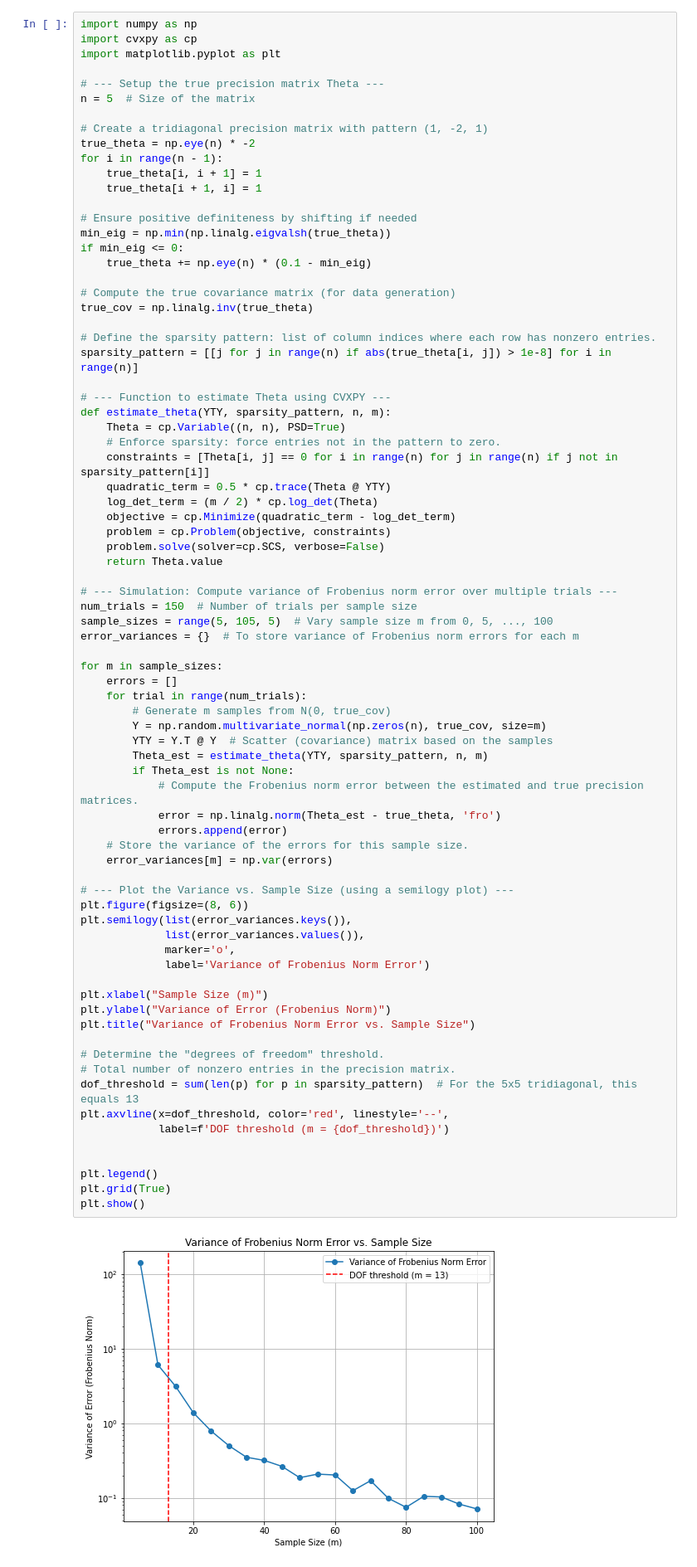
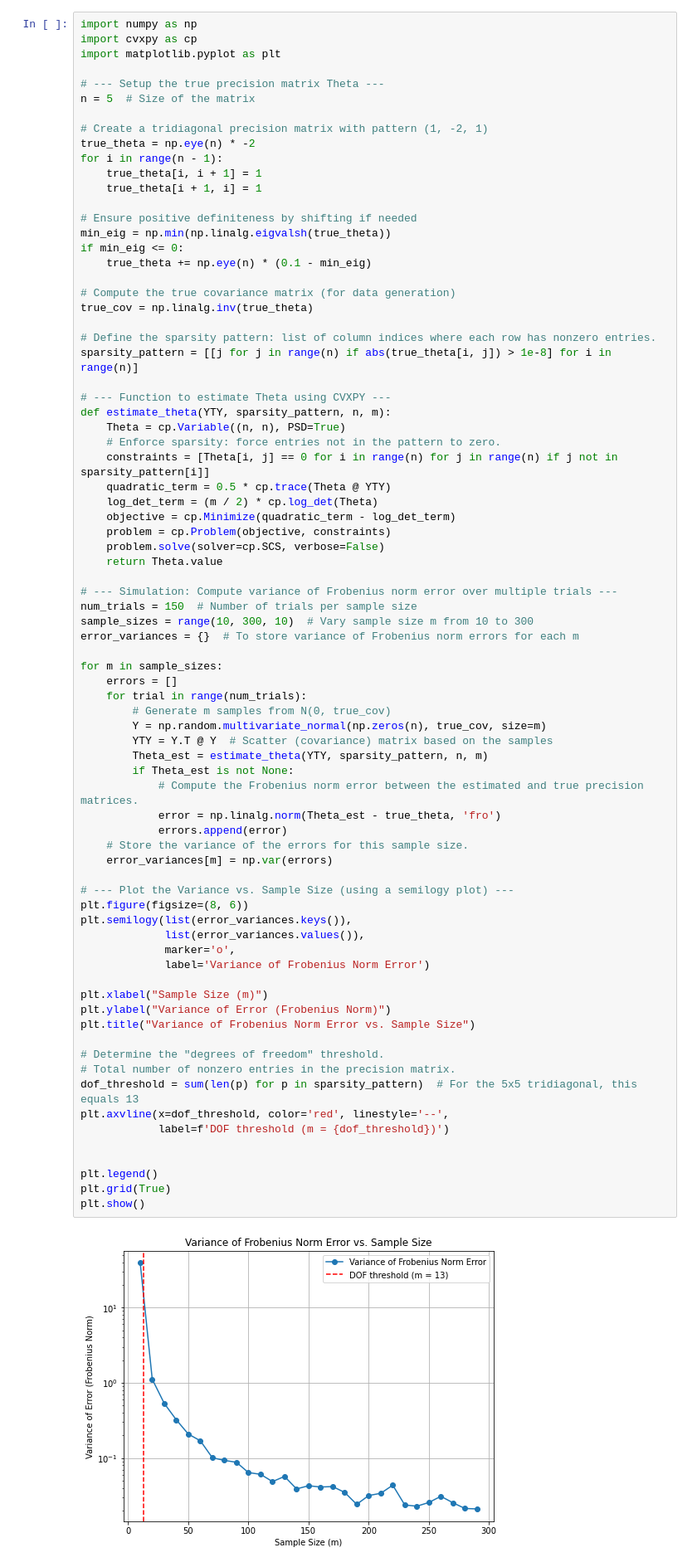
Before and after one commit to kingsleyyeon/PrecisionMatEst, a Jupyter notebook: scalinglimits.ipynb, the cells around one changed output. Shown: that part at 83% size. Saved outputs shown, nothing was run; the diff lists cells and outputs as text.

```diff
--- a/scalinglimits.ipynb
+++ b/scalinglimits.ipynb
@@ -178,7 +178,7 @@ def estimate_theta(YTY, sparsity_pattern, n, m):
 
 # --- Simulation: Compute variance of Frobenius norm error over multiple trials ---
 num_trials = 150  # Number of trials per sample size
-sample_sizes = range(5, 105, 5)  # Vary sample size m from 0, 5, ..., 100
+sample_sizes = range(10, 300, 10)  # Vary sample size m from 10 to 300
 error_variances = {}  # To store variance of Frobenius norm errors for each m
 
 for m in sample_sizes:
@@ -190,34 +190,34 @@ for m in sample_sizes:
         Theta_est = estimate_theta(YTY, sparsity_pattern, n, m)
         if Theta_est is not None:
             # Compute the Frobenius norm error between the estimated and true precision matrices.
             error = np.linalg.norm(Theta_est - true_theta, 'fro')
             errors.append(error)
     # Store the variance of the errors for this sample size.
     error_variances[m] = np.var(errors)
 
 # --- Plot the Variance vs. Sample Size (using a semilogy plot) ---
 plt.figure(figsize=(8, 6))
 plt.semilogy(list(error_variances.keys()),
              list(error_variances.values()),
              marker='o',
              label='Variance of Frobenius Norm Error')
 
 plt.xlabel("Sample Size (m)")
 plt.ylabel("Variance of Error (Frobenius Norm)")
 plt.title("Variance of Frobenius Norm Error vs. Sample Size")
 
 # Determine the "degrees of freedom" threshold.
 # Total number of nonzero entries in the precision matrix.
 dof_threshold = sum(len(p) for p in sparsity_pattern)  # For the 5x5 tridiagonal, this equals 13
 plt.axvline(x=dof_threshold, color='red', linestyle='--',
             label=f'DOF threshold (m = {dof_threshold})')
 
 
 plt.legend()
 plt.grid(True)
 plt.show()
 # %% [output]
-[figure, old version]
+[figure, new version]
 # %%
 print('Variance:',pd.DataFrame(list(error_variances.values())))
 # %% [output]
```
Also changed, not shown: parts of 13 cells of this notebook.
